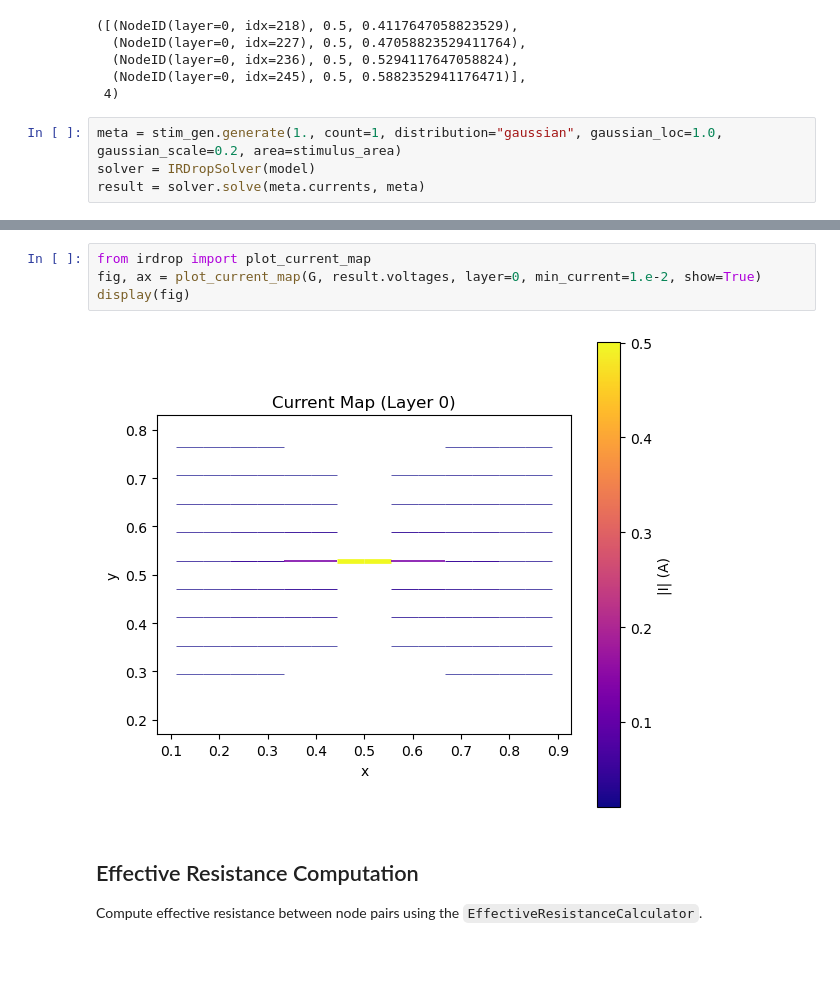
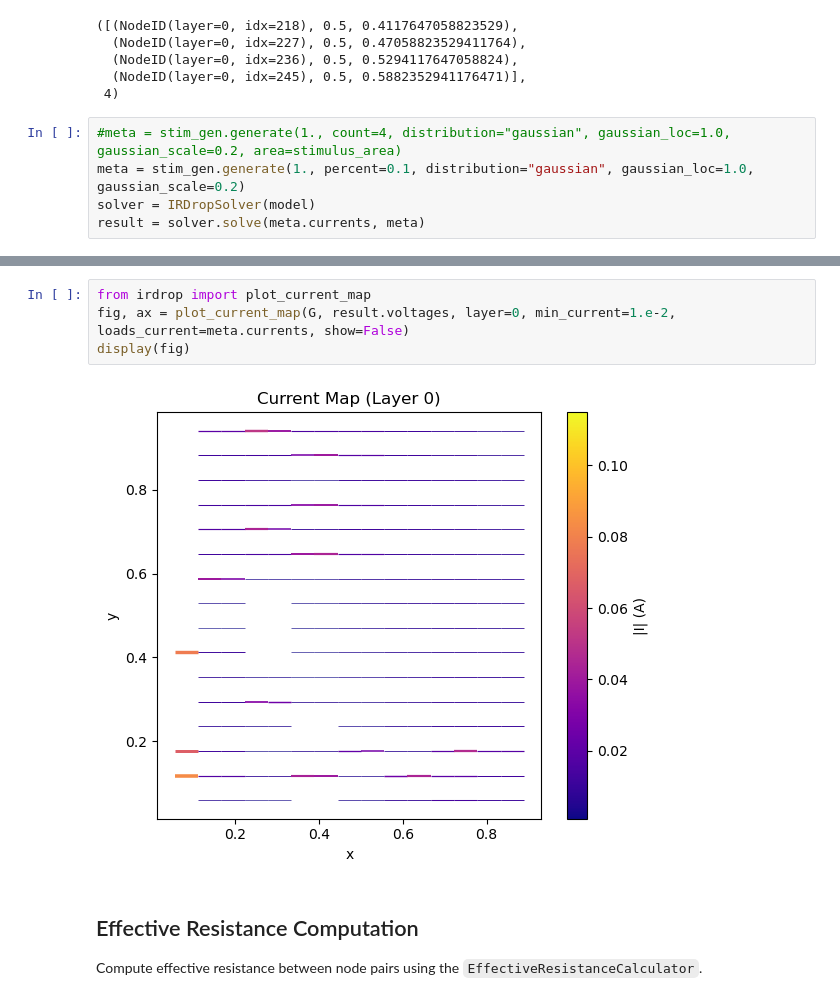
Before and after one commit to patour/sigma_dvd_prototype, a Jupyter notebook: proto.ipynb, the cells around one changed output, grey strips where cells are left out. Cells and saved outputs as stored; diff of their text form; blank space fills up the shorter version.

```diff
--- a/proto.ipynb
+++ b/proto.ipynb
@@ -44,7 +44,8 @@ inside, len(inside)
   (NodeID(layer=0, idx=245), 0.5, 0.5882352941176471)],
  4)
 # %%
-meta = stim_gen.generate(1., count=1, distribution="gaussian", gaussian_loc=1.0, gaussian_scale=0.2, area=stimulus_area)
+#meta = stim_gen.generate(1., count=4, distribution="gaussian", gaussian_loc=1.0, gaussian_scale=0.2, area=stimulus_area)
+meta = stim_gen.generate(1., percent=0.1, distribution="gaussian", gaussian_loc=1.0, gaussian_scale=0.2)
 solver = IRDropSolver(model)
 result = solver.solve(meta.currents, meta)
 # %%
@@ -68,9 +112,9 @@ display(fig)
 # %%
 from irdrop import plot_current_map
-fig, ax = plot_current_map(G, result.voltages, layer=0, min_current=1.e-2, show=True)
+fig, ax = plot_current_map(G, result.voltages, layer=0, min_current=1.e-2, loads_current=meta.currents, show=False)
 display(fig)
 # %% [output]
-[figure, old version]
+[figure, new version]
 # %% [markdown]
 ## Effective Resistance Computation
 
```
Also changed, not shown: parts of 20 cells of this notebook, 4 other files.
